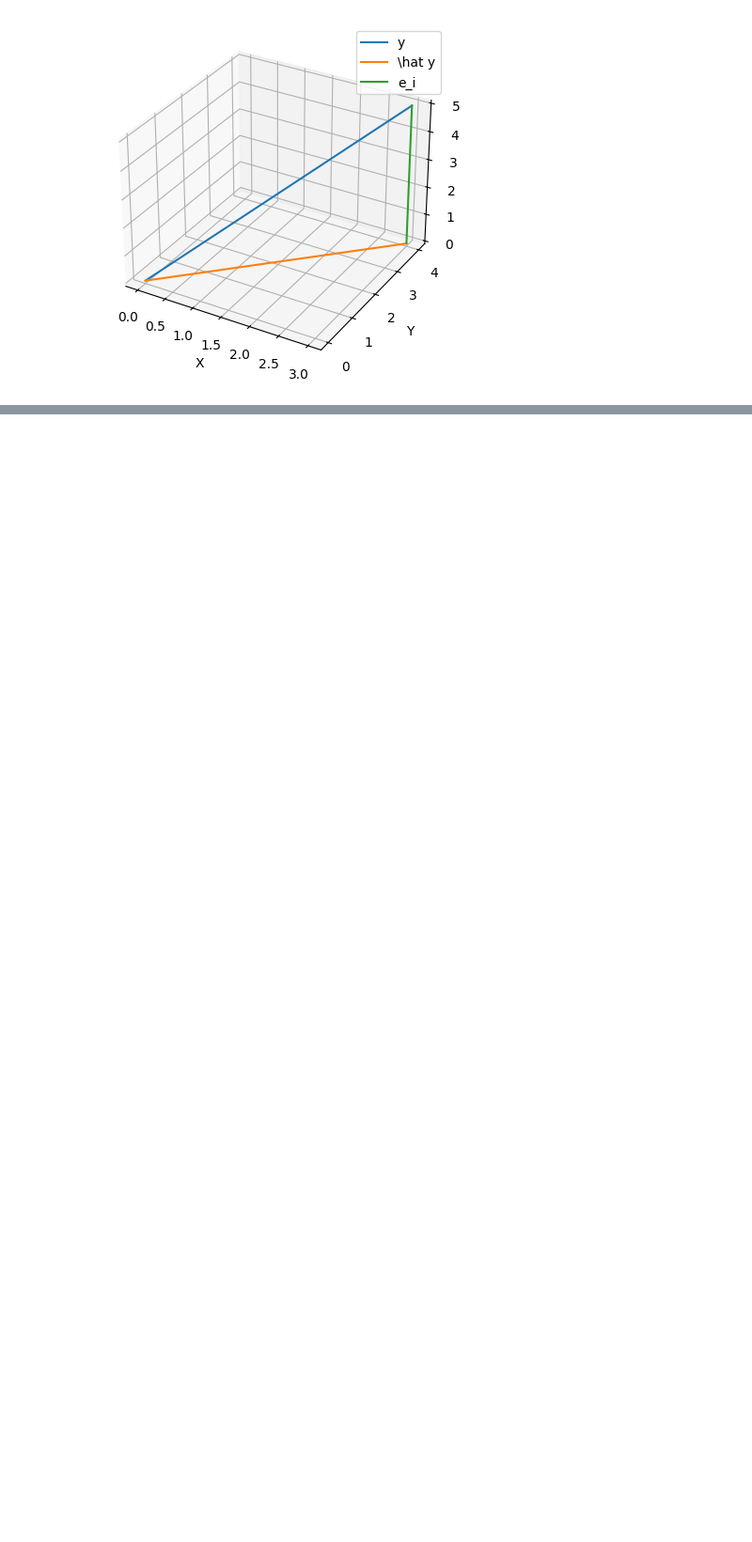
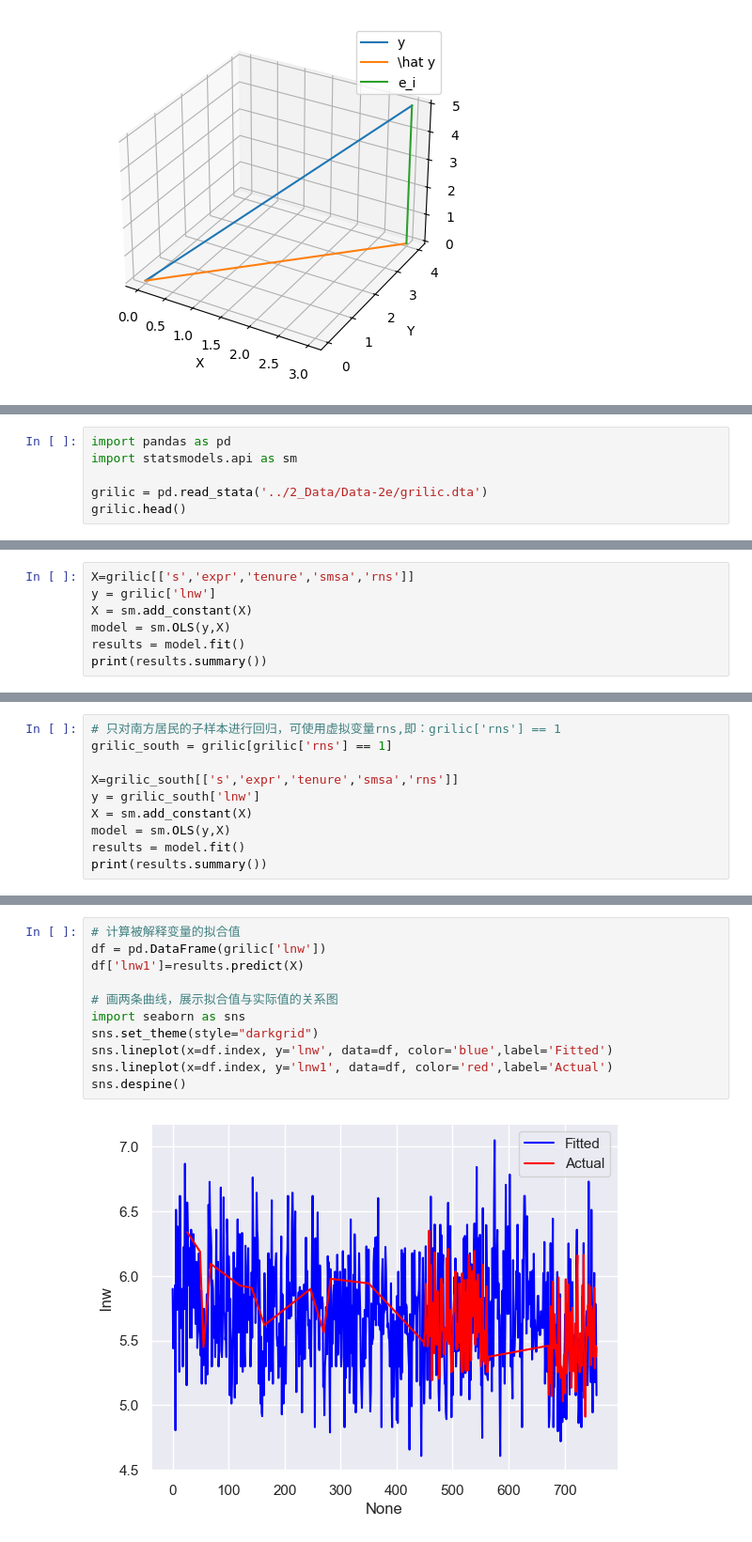
Before and after one commit to watalo/eco-stats, a Jupyter notebook: Econometrics_cq/1_Code/Chapter_05.ipynb, the cells around one changed output, grey strips where cells are left out. Shown at 94% size. Cells and saved outputs as stored; diff of their text form; blank space fills up the shorter version.

```diff
--- a/Econometrics_cq/1_Code/Chapter_05.ipynb
+++ b/Econometrics_cq/1_Code/Chapter_05.ipynb
@@ -110,0 +113,6 @@ plt.show()
+# %%
+import pandas as pd
+import statsmodels.api as sm
+
+grilic = pd.read_stata('../2_Data/Data-2e/grilic.dta')
+grilic.head()
@@ -110,0 +126,7 @@ plt.show()
+# %%
+X=grilic[['s','expr','tenure','smsa','rns']]
+y = grilic['lnw']
+X = sm.add_constant(X)
+model = sm.OLS(y,X)
+results = model.fit()
+print(results.summary())
@@ -110,0 +196,10 @@ plt.show()
+# %%
+# 只对南方居民的子样本进行回归，可使用虚拟变量rns,即：grilic['rns'] == 1
+grilic_south = grilic[grilic['rns'] == 1]
+
+X=grilic_south[['s','expr','tenure','smsa','rns']]
+y = grilic_south['lnw']
+X = sm.add_constant(X)
+model = sm.OLS(y,X)
+results = model.fit()
+print(results.summary())
@@ -110,0 +224,13 @@ plt.show()
+# %%
+# 计算被解释变量的拟合值
+df = pd.DataFrame(grilic['lnw'])
+df['lnw1']=results.predict(X)
+
+# 画两条曲线，展示拟合值与实际值的关系图
+import seaborn as sns
+sns.set_theme(style="darkgrid")
+sns.lineplot(x=df.index, y='lnw', data=df, color='blue',label='Fitted')
+sns.lineplot(x=df.index, y='lnw1', data=df, color='red',label='Actual')
+sns.despine()
+# %% [output]
+[figure, added]
```
Also changed, not shown: parts of 11 cells of this notebook, 4 other files.
